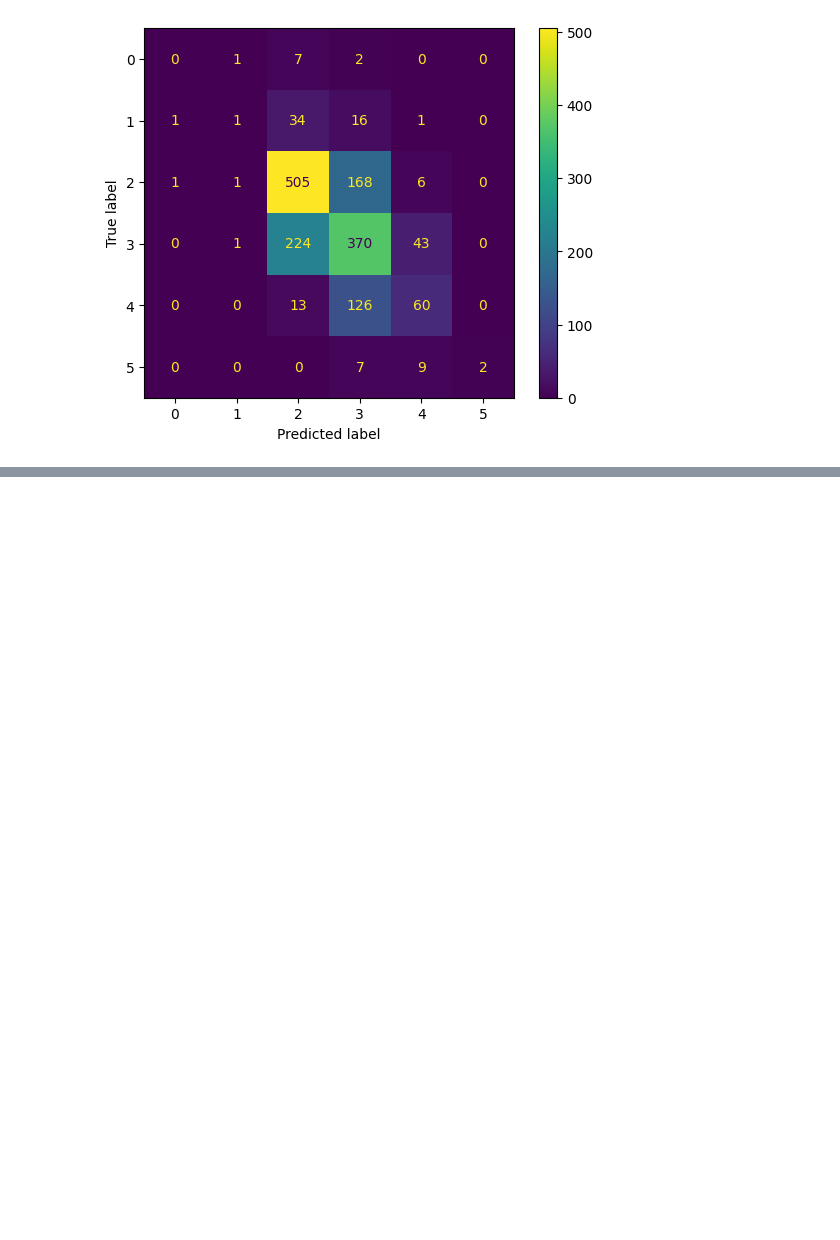
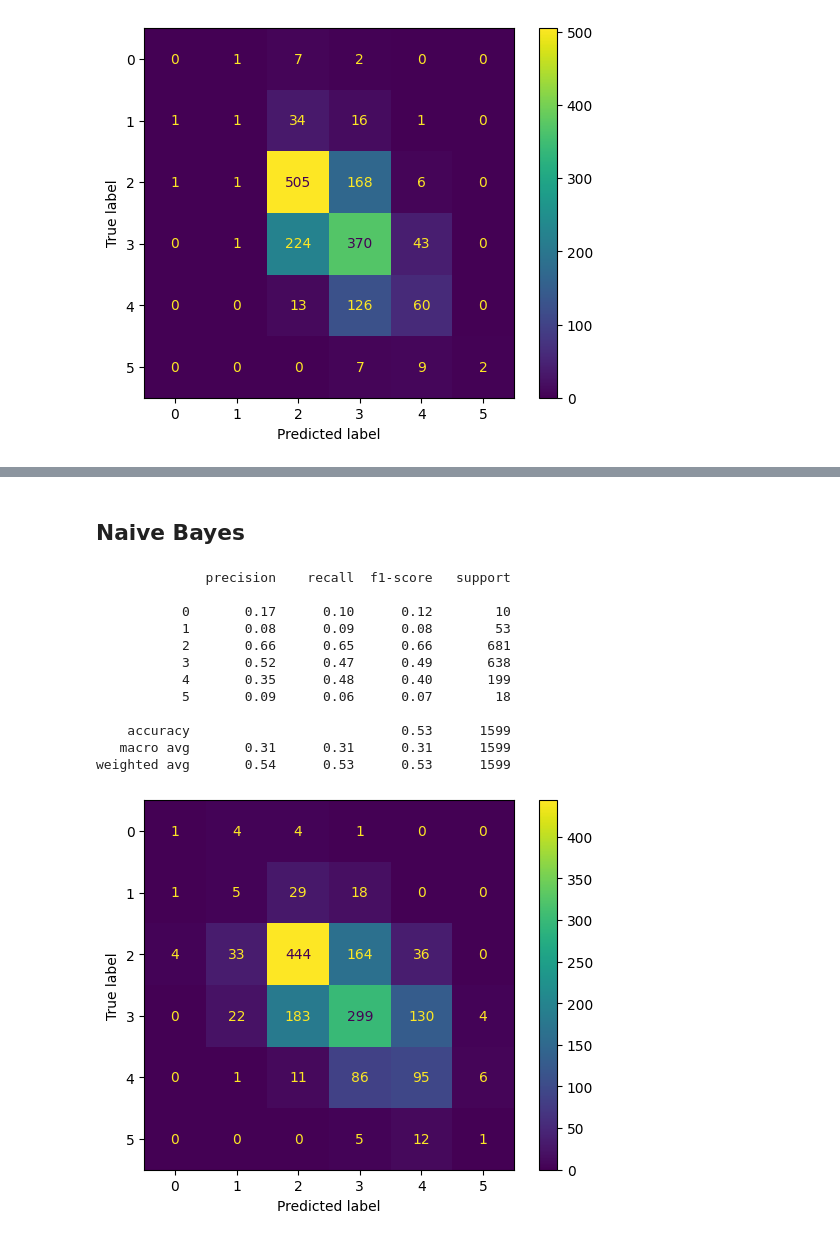
Before and after one commit to caglarrkeskinn/WineQualityClassification, a Jupyter notebook: 2 - CrossValidation.ipynb, the cells around one changed output, grey strips where cells are left out. Cells and saved outputs as stored; diff of their text form; code cells hidden in the pictures; blank space fills up the shorter version.

```diff
--- a/2 - CrossValidation.ipynb
+++ b/2 - CrossValidation.ipynb
@@ -60,0 +80,19 @@ weighted avg       0.57      0.59      0.57      1599
+# %% [markdown]
+## Naive Bayes
+# %%
+pred = cross_val_predict(GaussianNB(), X_data, y_data)
+report(y_data, pred)
+# %% [output]
+              precision    recall  f1-score   support
+
+           0       0.17      0.10      0.12        10
+           1       0.08      0.09      0.08        53
+           2       0.66      0.65      0.66       681
+           3       0.52      0.47      0.49       638
+           4       0.35      0.48      0.40       199
+           5       0.09      0.06      0.07        18
+
+    accuracy                           0.53      1599
+   macro avg       0.31      0.31      0.31      1599
+weighted avg       0.54      0.53      0.53      1599
+[figure, added]
```
Also changed, not shown: parts of 5 cells of this notebook, 2 other files.
